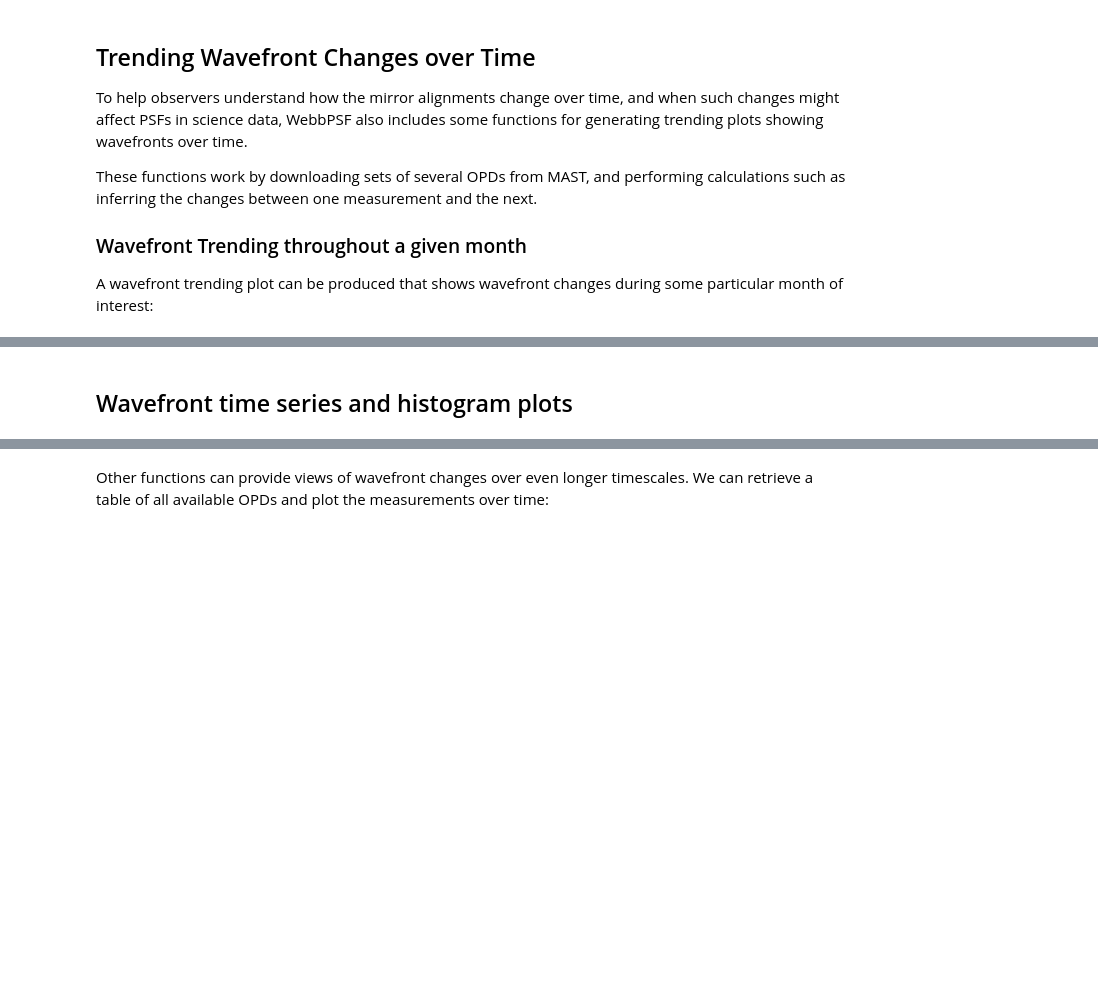
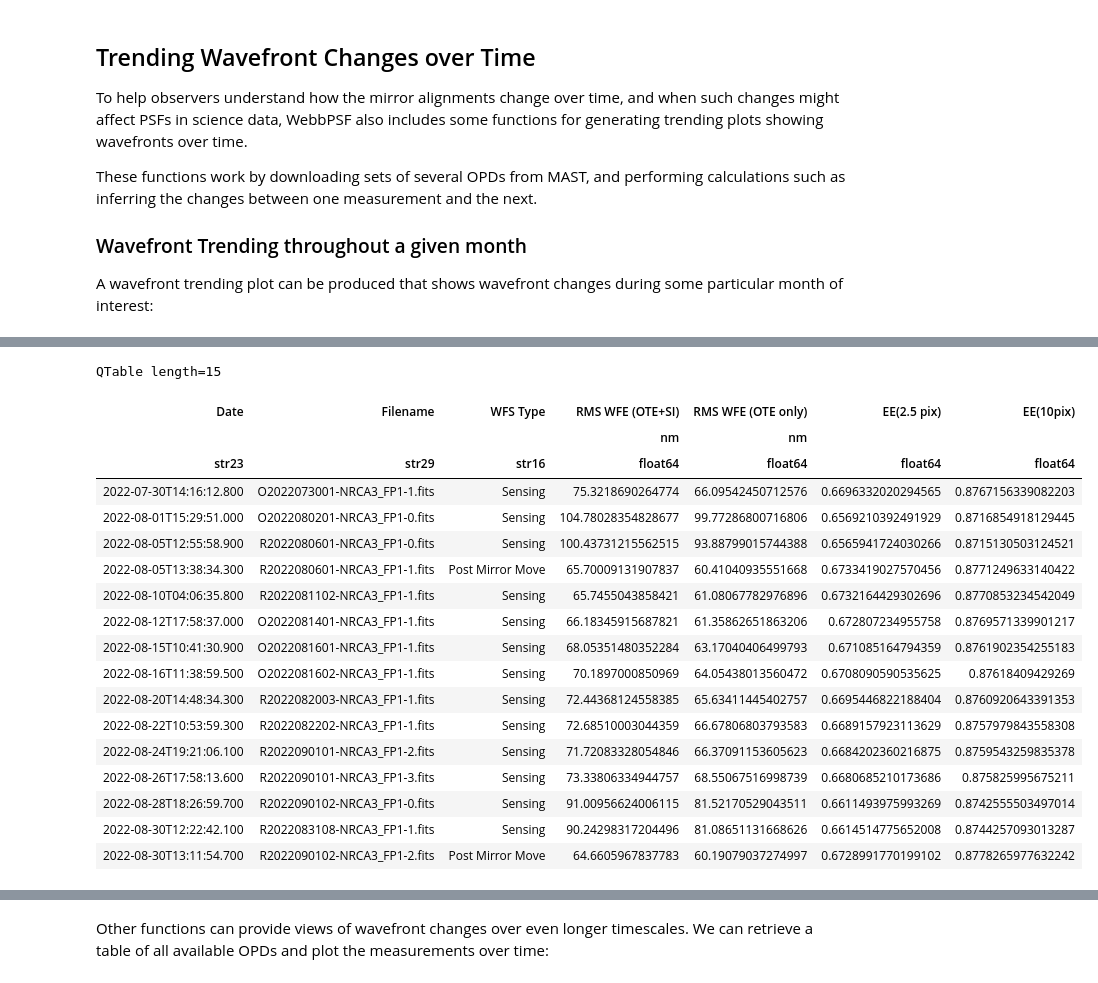
Before and after one commit to spacetelescope/webbpsf, a Jupyter notebook: docs/jwst_measured_opds.ipynb, the cells around one changed output, grey strips where cells are left out. Cells and saved outputs as stored; diff of their text form; code cells hidden in the pictures; blank space fills up the shorter version.

```diff
--- a/docs/jwst_measured_opds.ipynb
+++ b/docs/jwst_measured_opds.ipynb
@@ -120,2 +114,22 @@ In the above plot for 2022 July, we can see that the wavefront was generally sta
-# %% [markdown]
-## Wavefront time series and histogram plots
+# %%
+trend_table
+# %% [output]
+QTable length=15
+| Date | Filename | WFS Type | RMS WFE (OTE+SI) | RMS WFE (OTE only) | EE(2.5 pix) | EE(10pix) |
+|  |  |  | nm | nm |  |  |
+| str23 | str29 | str16 | float64 | float64 | float64 | float64 |
+| 2022-07-30T14:16:12.800 | O2022073001-NRCA3_FP1-1.fits | Sensing | 75.3218690264774 | 66.09542450712576 | 0.6696332020294565 | 0.8767156339082203 |
+| 2022-08-01T15:29:51.000 | O2022080201-NRCA3_FP1-0.fits | Sensing | 104.78028354828677 | 99.77286800716806 | 0.6569210392491929 | 0.8716854918129445 |
+| 2022-08-05T12:55:58.900 | R2022080601-NRCA3_FP1-0.fits | Sensing | 100.43731215562515 | 93.88799015744388 | 0.6565941724030266 | 0.8715130503124521 |
+| 2022-08-05T13:38:34.300 | R2022080601-NRCA3_FP1-1.fits | Post Mirror Move | 65.70009131907837 | 60.41040935551668 | 0.6733419027570456 | 0.8771249633140422 |
+| 2022-08-10T04:06:35.800 | R2022081102-NRCA3_FP1-1.fits | Sensing | 65.7455043858421 | 61.08067782976896 | 0.6732164429302696 | 0.8770853234542049 |
+| 2022-08-12T17:58:37.000 | O2022081401-NRCA3_FP1-1.fits | Sensing | 66.18345915687821 | 61.35862651863206 | 0.672807234955758 | 0.8769571339901217 |
+| 2022-08-15T10:41:30.900 | O2022081601-NRCA3_FP1-1.fits | Sensing | 68.05351480352284 | 63.17040406499793 | 0.671085164794359 | 0.8761902354255183 |
+| 2022-08-16T11:38:59.500 | O2022081602-NRCA3_FP1-1.fits | Sensing | 70.1897000850969 | 64.05438013560472 | 0.6708090590535625 | 0.87618409429269 |
+| 2022-08-20T14:48:34.300 | R2022082003-NRCA3_FP1-1.fits | Sensing | 72.44368124558385 | 65.63411445402757 | 0.6695446822188404 | 0.8760920643391353 |
+| 2022-08-22T10:53:59.300 | R2022082202-NRCA3_FP1-1.fits | Sensing | 72.68510003044359 | 66.67806803793583 | 0.6689157923113629 | 0.8757979843558308 |
+| 2022-08-24T19:21:06.100 | R2022090101-NRCA3_FP1-2.fits | Sensing | 71.72083328054846 | 66.37091153605623 | 0.6684202360216875 | 0.8759543259835378 |
+| 2022-08-26T17:58:13.600 | R2022090101-NRCA3_FP1-3.fits | Sensing | 73.33806334944757 | 68.55067516998739 | 0.6680685210173686 | 0.875825995675211 |
+| 2022-08-28T18:26:59.700 | R2022090102-NRCA3_FP1-0.fits | Sensing | 91.00956624006115 | 81.52170529043511 | 0.6611493975993269 | 0.8742555503497014 |
+| 2022-08-30T12:22:42.100 | R2022083108-NRCA3_FP1-1.fits | Sensing | 90.24298317204496 | 81.08651131668626 | 0.6614514775652008 | 0.8744257093013287 |
+| 2022-08-30T13:11:54.700 | R2022090102-NRCA3_FP1-2.fits | Post Mirror Move | 64.6605967837783 | 60.19079037274997 | 0.6728991770199102 | 0.8778265977632242 |
```
Also changed, not shown: parts of 18 cells of this notebook, 2 other files.
